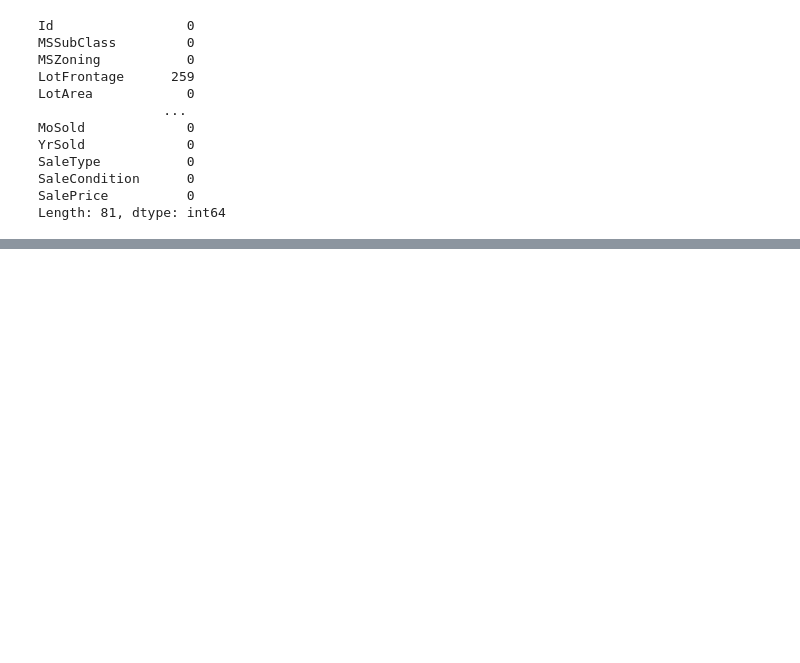
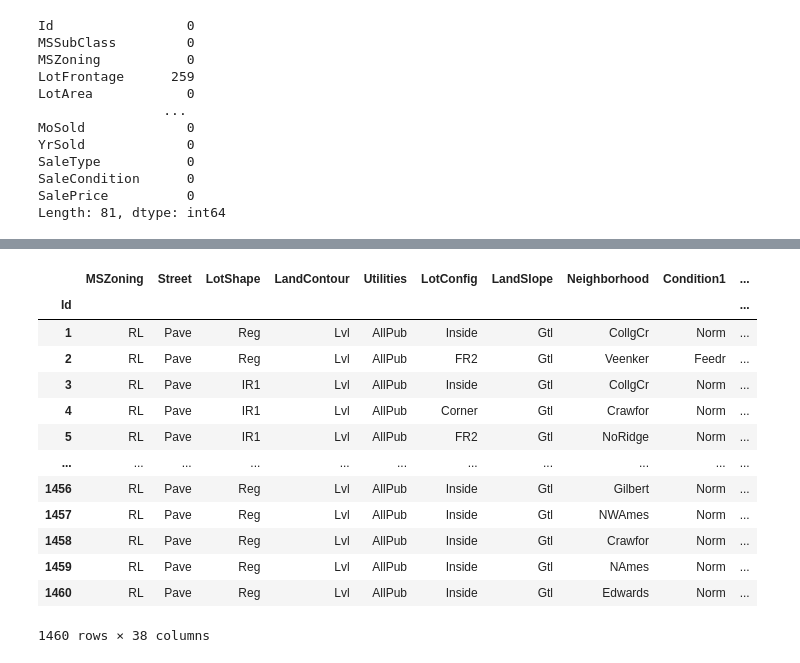
Before and after one commit to cmluna2913/HousePricePrediction, a Jupyter notebook: notes/eda.ipynb, the cells around one changed output, grey strips where cells are left out. Cells and saved outputs as stored; diff of their text form; code cells hidden in the pictures; blank space fills up the shorter version.

```diff
--- a/notes/eda.ipynb
+++ b/notes/eda.ipynb
@@ -180,0 +171,6 @@ y = train_data["SalePrice"]
+# %%
+train_data.index = train_data['Id']
+# %%
+train_data.drop(columns='Id', inplace=True)
+# %%
+train_data.drop(columns='SalePrice', inplace=True)
@@ -180,0 +225,17 @@ y = train_data["SalePrice"]
+# %%
+train_data.select_dtypes(include='O')
+# %% [output]
+|  | MSZoning | Street | LotShape | LandContour | Utilities | LotConfig | LandSlope | Neighborhood | Condition1 | ... |
+| Id |  |  |  |  |  |  |  |  |  | ... |
+| 1 | RL | Pave | Reg | Lvl | AllPub | Inside | Gtl | CollgCr | Norm | ... |
+| 2 | RL | Pave | Reg | Lvl | AllPub | FR2 | Gtl | Veenker | Feedr | ... |
+| 3 | RL | Pave | IR1 | Lvl | AllPub | Inside | Gtl | CollgCr | Norm | ... |
+| 4 | RL | Pave | IR1 | Lvl | AllPub | Corner | Gtl | Crawfor | Norm | ... |
+| 5 | RL | Pave | IR1 | Lvl | AllPub | FR2 | Gtl | NoRidge | Norm | ... |
+| ... | ... | ... | ... | ... | ... | ... | ... | ... | ... | ... |
+| 1456 | RL | Pave | Reg | Lvl | AllPub | Inside | Gtl | Gilbert | Norm | ... |
+| 1457 | RL | Pave | Reg | Lvl | AllPub | Inside | Gtl | NWAmes | Norm | ... |
+| 1458 | RL | Pave | Reg | Lvl | AllPub | Inside | Gtl | Crawfor | Norm | ... |
+| 1459 | RL | Pave | Reg | Lvl | AllPub | Inside | Gtl | NAmes | Norm | ... |
+| 1460 | RL | Pave | Reg | Lvl | AllPub | Inside | Gtl | Edwards | Norm | ... |
+1460 rows × 38 columns
```
Also changed, not shown: parts of 9 cells of this notebook, 1 other file.
